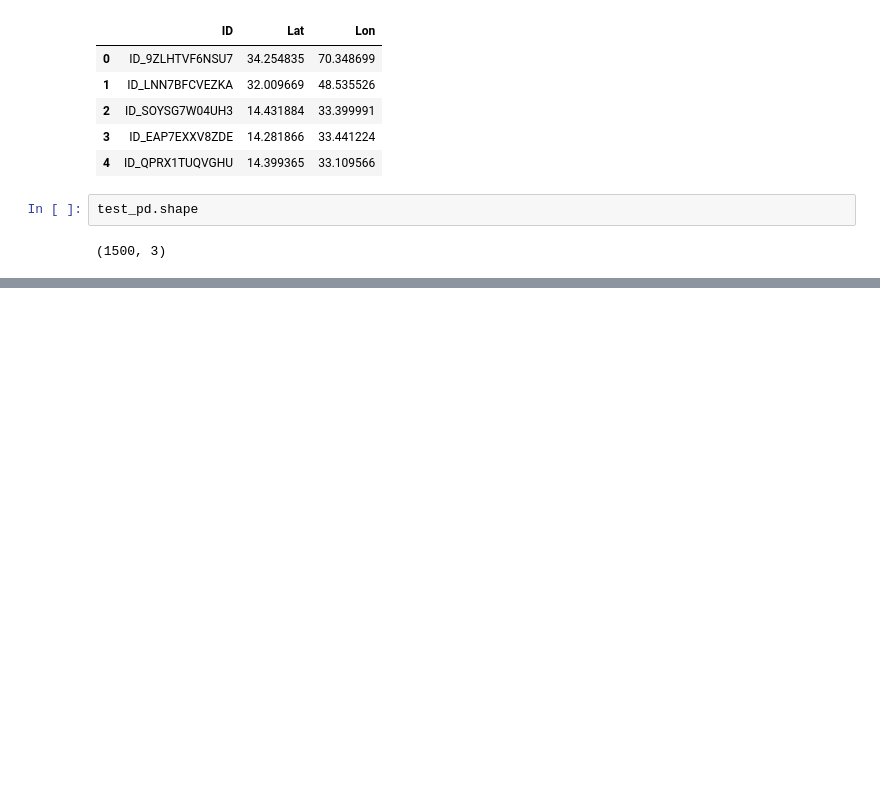
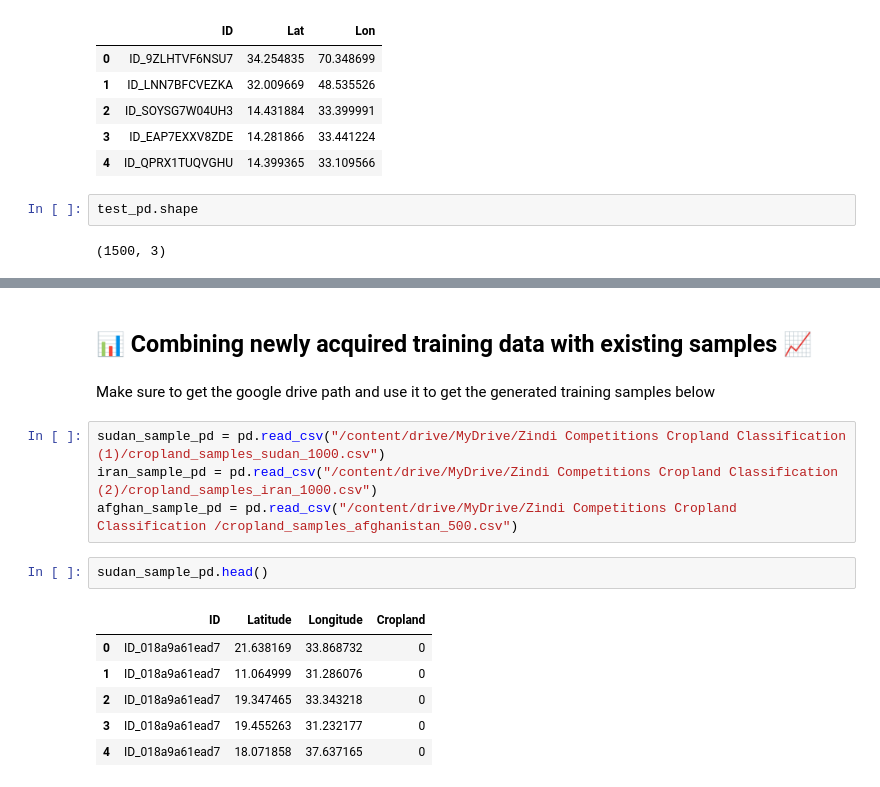
Before and after one commit to ianakoto/Cropland-Mapping, a Jupyter notebook: Dataset_Creation_GEO_AI_Challenge_for_Cropland_Mapping.ipynb, the cells around one changed output, grey strips where cells are left out. Saved outputs shown, nothing was run; the diff lists cells and outputs as text; blank space fills up the shorter version.

```diff
--- a/Dataset_Creation_GEO_AI_Challenge_for_Cropland_Mapping.ipynb
+++ b/Dataset_Creation_GEO_AI_Challenge_for_Cropland_Mapping.ipynb
@@ -290,0 +345,17 @@ shape: (33, 33)
+# %% [markdown]
+## 📊 Combining newly acquired training data with existing samples 📈
+# %% [markdown]
+Make sure to get the google drive path and use it to get the generated training samples below
+# %%
+sudan_sample_pd = pd.read_csv("/content/drive/MyDrive/Zindi Competitions Cropland Classification  (1)/cropland_samples_sudan_1000.csv")
+iran_sample_pd = pd.read_csv("/content/drive/MyDrive/Zindi Competitions Cropland Classification  (2)/cropland_samples_iran_1000.csv")
+afghan_sample_pd = pd.read_csv("/content/drive/MyDrive/Zindi Competitions Cropland Classification /cropland_samples_afghanistan_500.csv")
+# %%
+sudan_sample_pd.head()
+# %% [output]
+|  | ID | Latitude | Longitude | Cropland |
+| 0 | ID_018a9a61ead7 | 21.638169 | 33.868732 | 0 |
+| 1 | ID_018a9a61ead7 | 11.064999 | 31.286076 | 0 |
+| 2 | ID_018a9a61ead7 | 19.347465 | 33.343218 | 0 |
+| 3 | ID_018a9a61ead7 | 19.455263 | 31.232177 | 0 |
+| 4 | ID_018a9a61ead7 | 18.071858 | 37.637165 | 0 |
```
Also changed, not shown: parts of 72 cells of this notebook.
